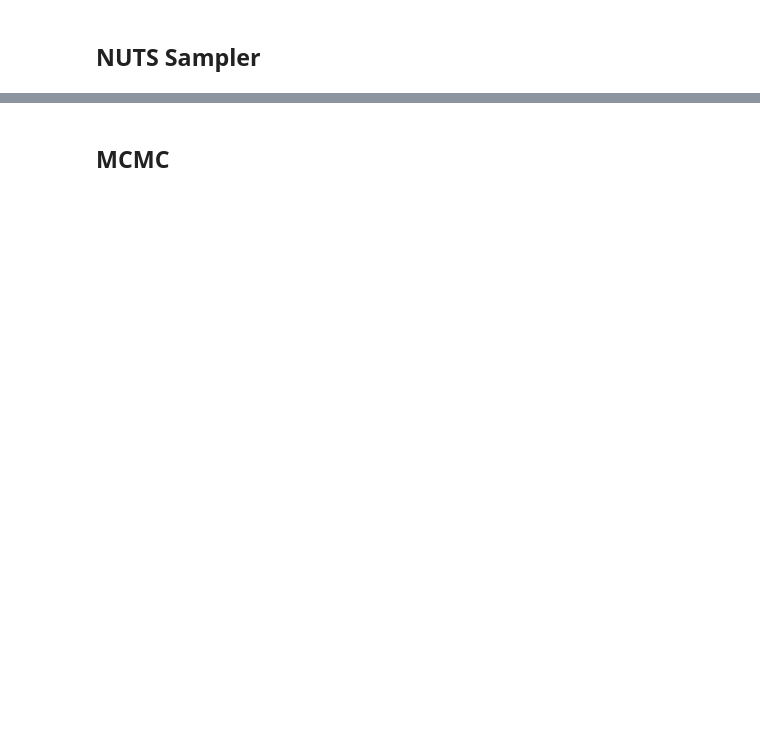
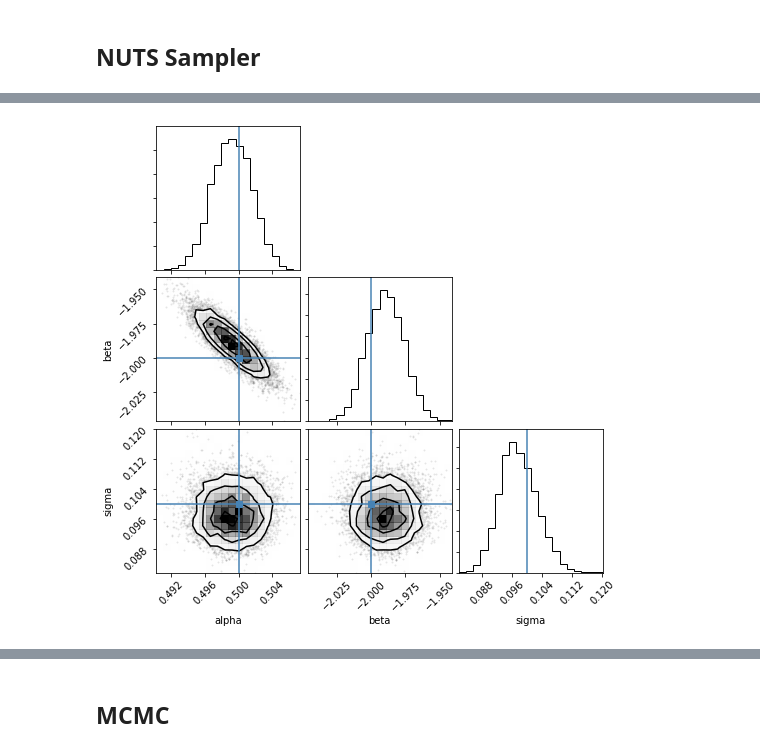
Before and after one commit to haefnerlab/confirmation-bias, a Jupyter notebook: +Dsc/Basic Line Fitting Model.ipynb, the cells around one changed output, grey strips where cells are left out. Drawn from its saved outputs; the diff is of its cells as text; code cells hidden in the pictures; blank space fills up the shorter version.

```diff
--- a/+Dsc/Basic Line Fitting Model.ipynb
+++ b/+Dsc/Basic Line Fitting Model.ipynb
@@ -54,10 +54,10 @@ with pm.Model() as lineFittingModel:
     alpha = pm.Deterministic("alpha", alpha_)
     beta = pm.Deterministic("beta", beta_)
     mu_calc = alpha * x_shared + beta
-    mu = pm.Deterministic("mu", mu_calc)
+#     mu = pm.Deterministic("mu", mu_calc)
 #     mu =
     # Likelihood (sampling distribution) of observations
-    Y_obs = pm.Normal('y_obs', mu = mu , sigma=sigma, observed=y_obs)
+    Y_obs = pm.Normal('y_obs', mu = mu_calc , sigma=sigma, observed=y_obs)
 pm.model_to_graphviz(lineFittingModel)
 # %% [output]
 Warning: Could not load "/Users/hahuja/opt/anaconda3/envs/bayes3/lib/graphviz/libgvplugin_pango.6.dylib" - file not found
@@ -78,6 +107,8 @@ pm.plot_posterior(trace, var_names=['alpha', 'beta', 'sigma'], ref_val=list(true
 # %%
 import corner
 samples = np.vstack([trace[k] for k in ["alpha", "beta", "sigma"]]).T
-corner.corner(samples, truths=true_params);
+corner.corner(samples, truths=true_params, labels=["alpha", "beta", "sigma"]);
+# %% [output]
+[figure, added]
 # %%
 pm.plot_trace(trace, var_names=['alpha', 'beta', 'sigma'])
```
Also changed, not shown: parts of 19 cells of this notebook, 3 other files.
